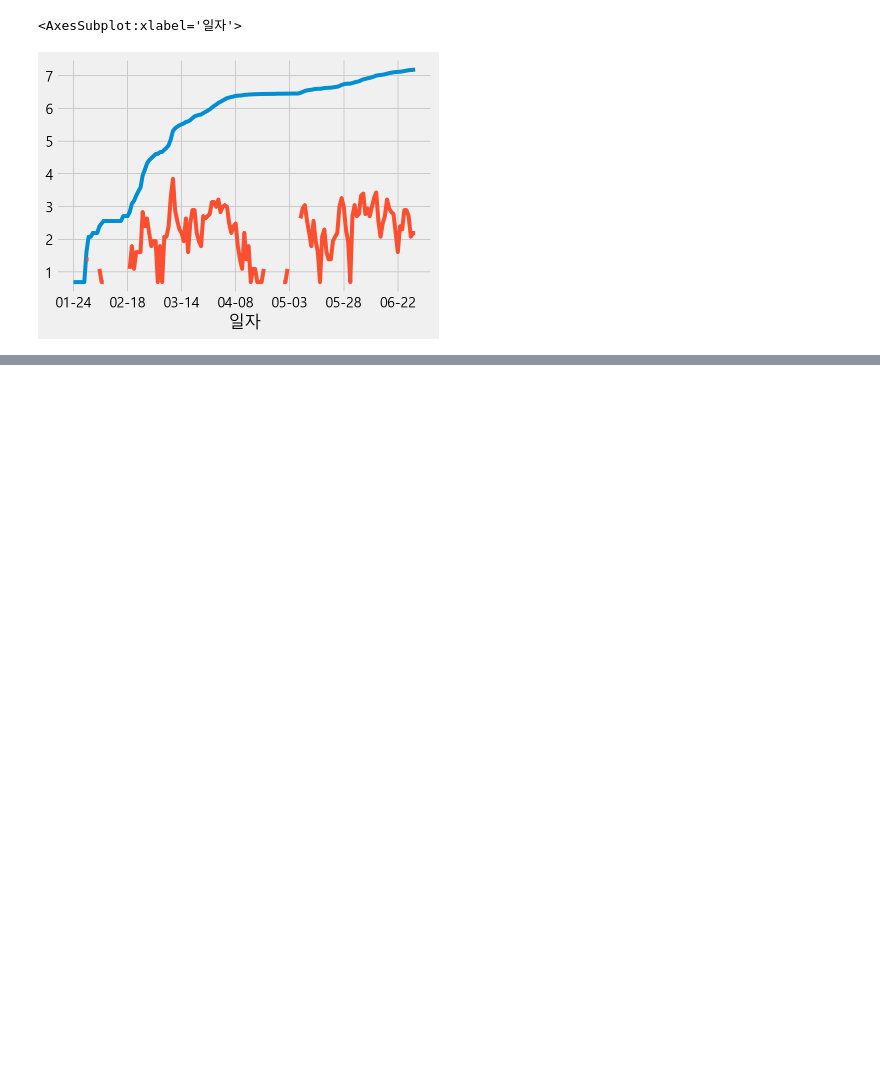
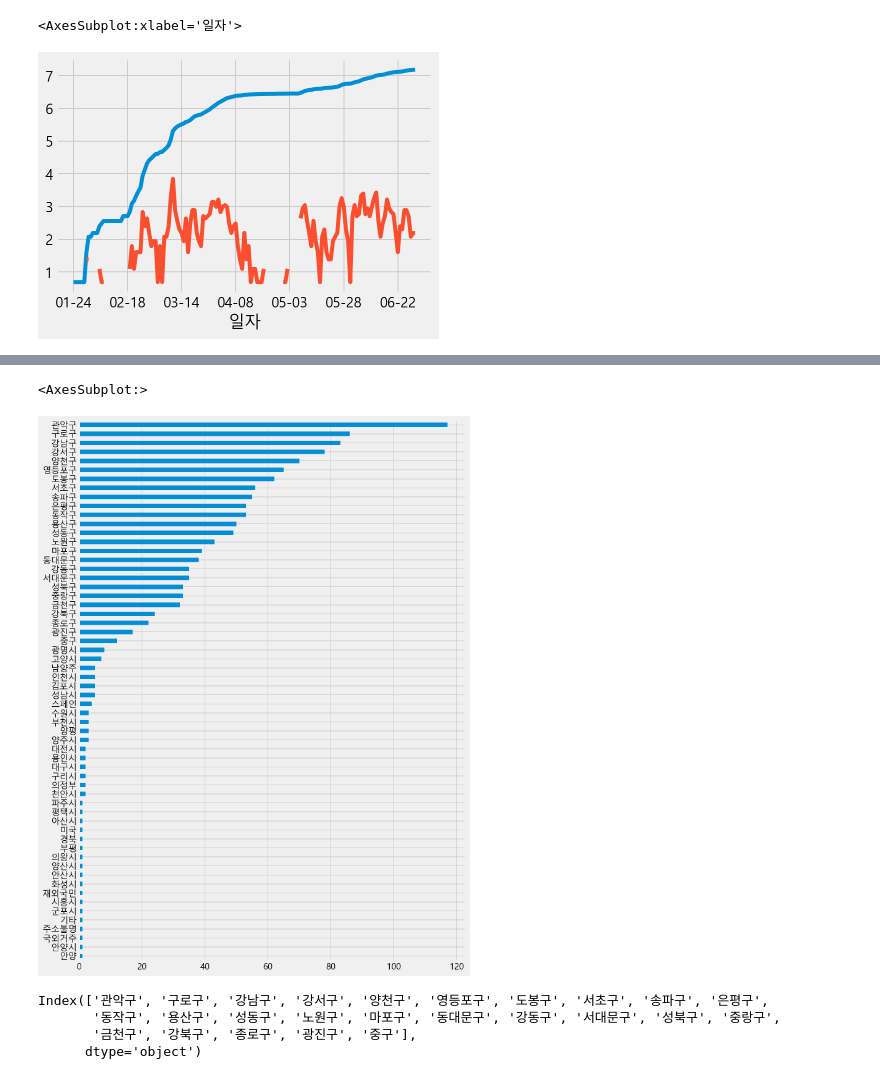
Before and after one commit to bluehyena/Data-Analysis-and-Visualization, a Jupyter notebook: chapter_2/2_seoul_covid_analysis.ipynb, the cells around one changed output, grey strips where cells are left out. Cells and saved outputs as stored; diff of their text form; code cells hidden in the pictures; blank space fills up the shorter version.

```diff
--- a/chapter_2/2_seoul_covid_analysis.ipynb
+++ b/chapter_2/2_seoul_covid_analysis.ipynb
@@ -705,0 +931,13 @@ np.log(cum_day["확진수"] + 1).plot()
+# %%
+gu_count.sort_values().plot.barh(figsize=(10, 15))
+# %% [output]
+<AxesSubplot:>
+[figure, added]
+# %%
+gu = gu_count[:25].index
+gu
+# %% [output]
+Index(['관악구', '구로구', '강남구', '강서구', '양천구', '영등포구', '도봉구', '서초구', '송파구', '은평구',
+       '동작구', '용산구', '성동구', '노원구', '마포구', '동대문구', '강동구', '서대문구', '성북구', '중랑구',
+       '금천구', '강북구', '종로구', '광진구', '중구'],
+      dtype='object')
```
Also changed, not shown: parts of 53 cells of this notebook.
